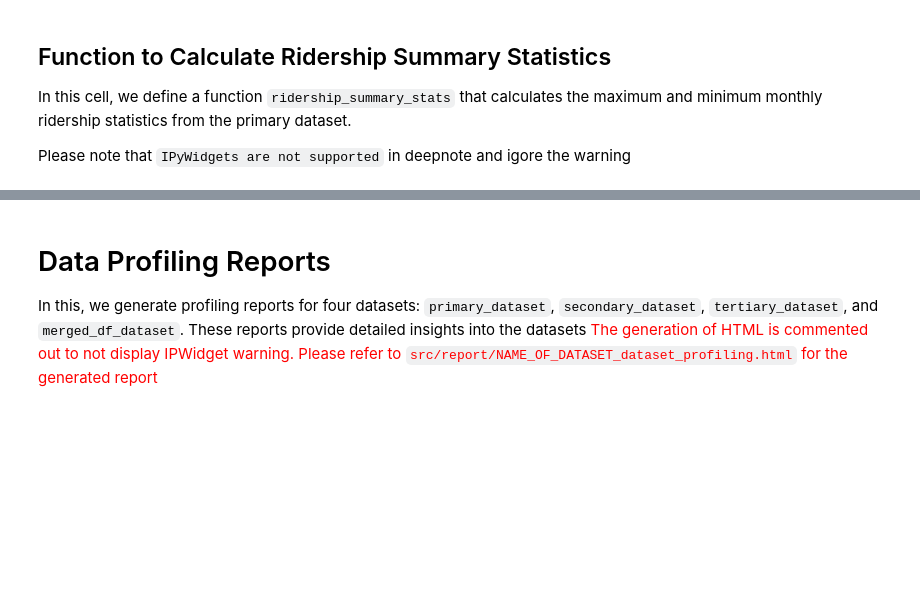
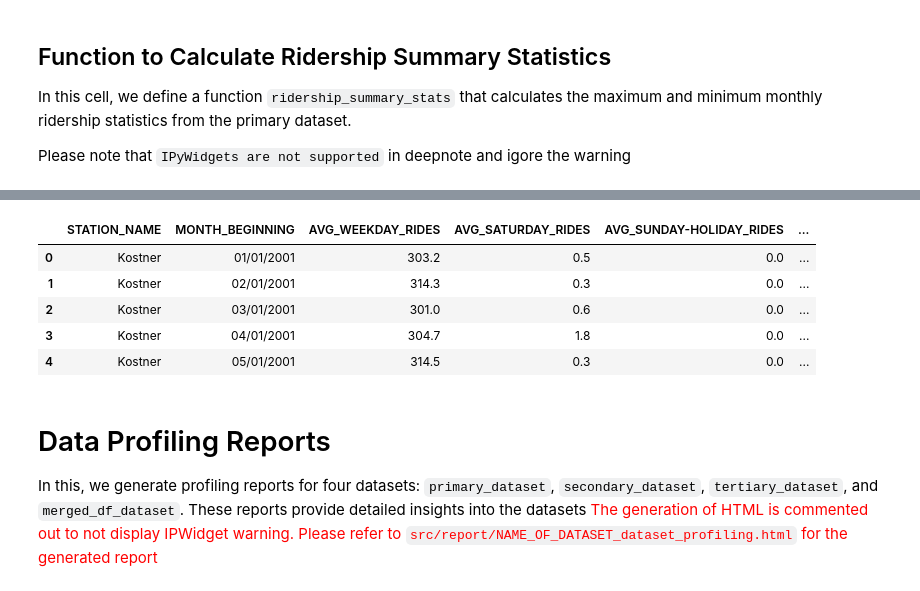
Before and after one commit to drkurup/SIADS-593-Milestone1, a Jupyter notebook: src/deepnote/Analysis.ipynb, the cells around one changed output, grey strips where cells are left out. Saved outputs shown, nothing was run; the diff lists cells and outputs as text; code cells hidden in the pictures; blank space fills up the shorter version.

```diff
--- a/src/deepnote/Analysis.ipynb
+++ b/src/deepnote/Analysis.ipynb
@@ -94,3 +112,12 @@ def ridership_summary_stats():
+# %%
+min_result_df.head()
+# %% [output]
+|  | STATION_NAME | MONTH_BEGINNING | AVG_WEEKDAY_RIDES | AVG_SATURDAY_RIDES | AVG_SUNDAY-HOLIDAY_RIDES | ... |
+| 0 | Kostner | 01/01/2001 | 303.2 | 0.5 | 0.0 | ... |
+| 1 | Kostner | 02/01/2001 | 314.3 | 0.3 | 0.0 | ... |
+| 2 | Kostner | 03/01/2001 | 301.0 | 0.6 | 0.0 | ... |
+| 3 | Kostner | 04/01/2001 | 304.7 | 1.8 | 0.0 | ... |
+| 4 | Kostner | 05/01/2001 | 314.5 | 0.3 | 0.0 | ... |
 # %% [markdown]
 # Data Profiling Reports
 
```
Also changed, not shown: parts of 5 cells of this notebook.
